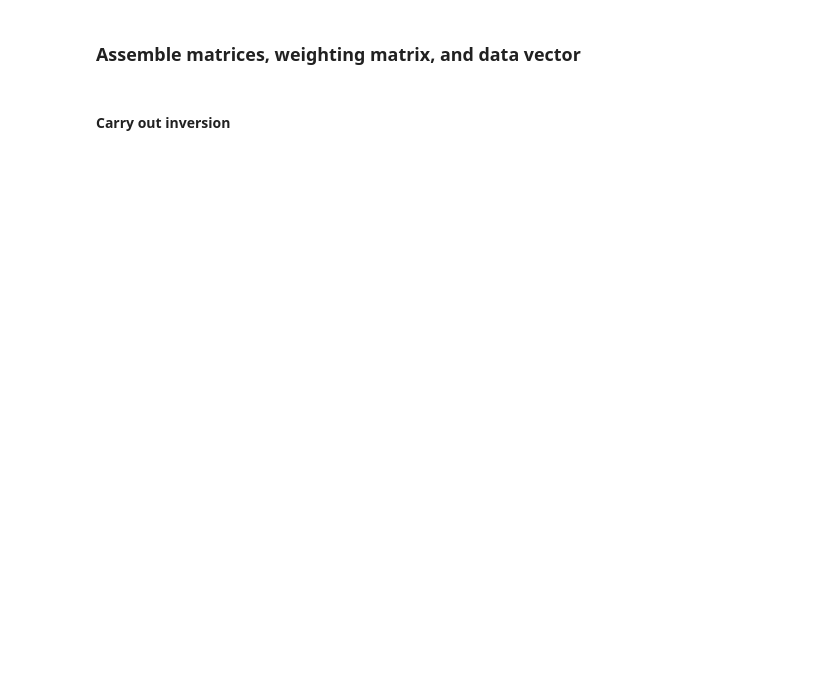
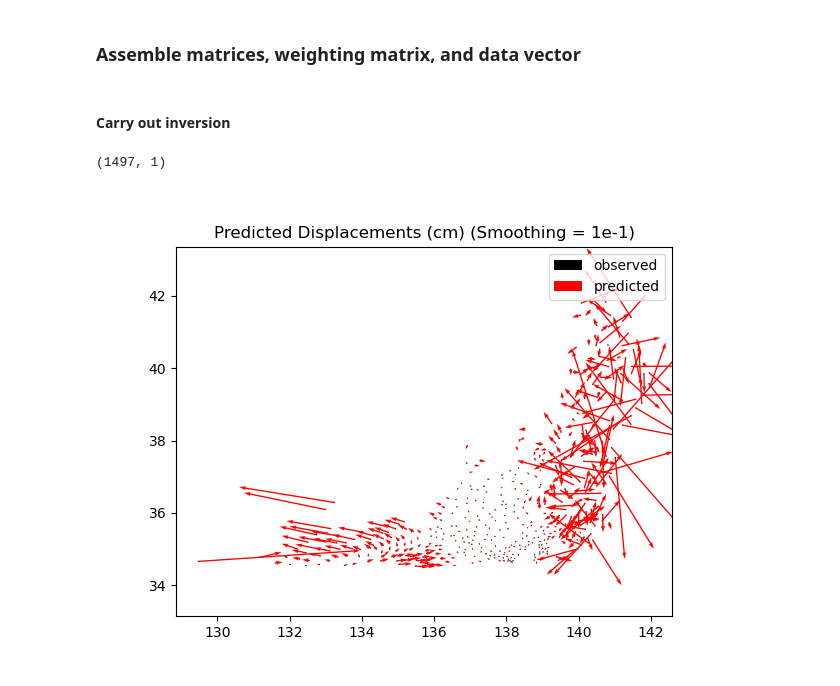
Before and after one commit to e-middleton/Emily_fault_displacement, a Jupyter notebook: fault_displacement.ipynb, the cells around one changed output. Drawn from its saved outputs; the diff is of its cells as text; code cells hidden in the pictures; blank space fills up the shorter version.

```diff
--- a/fault_displacement.ipynb
+++ b/fault_displacement.ipynb
@@ -1090,6 +1090,16 @@ horiz = dict()
 horizobj = meshio.read("horiz.msh")
 horiz["points"] = horizobj.points
 horiz["verts"] = meshio.CellBlock("triangle", horizobj.get_cells_type("triangle")).data
+
+keep_el = np.ones(len(horiz["verts"])).astype(bool)
+
+
+for i in range(len(horiz["verts"])):
+    tri_test = np.shape(np.unique(horiz["points"][horiz["verts"][i,:],:],axis=0))[0]
+    if tri_test != 3:
+        keep_el[i] = False
+
+horiz["verts"] = horiz["verts"][keep_el,:]
 
 # Expand mesh coordinates
 horiz["lon1"] = horiz["points"][horiz["verts"][:, 0], 0]
@@ -1227,14 +1257,14 @@ for mesh_idx in range(len(meshes)):
 ### Assemble matrices, weighting matrix, and data vector
 # %%
 # Assemble matrices
-disp_mat = np.nan_to_num(disp_mat)
+
 assembled_mat = np.vstack([disp_mat, smoothing_mat])
 
 # List of smoothing weights to test
-smooths = [1e-6, 1e-2, 1e-1]
+smooths = [1e-6, 1e-2, 1e-1, 1, 10, 100]
 
 # Select a smoothing weight and apply to meshes
-smoothing_weight = smooths[1]
+smoothing_weight = smooths[2]
 if np.size(smoothing_weight) != len(meshes):
     smoothing_weight = smoothing_weight*np.ones(len(meshes))
 
@@ -1262,3 +1292,20 @@ cov = np.linalg.inv((assembled_mat.T * weights.T) @ assembled_mat)
 est_slip = cov @ assembled_mat.T * weights.T @ data_vector
 # Predict displacement at stations
 pred_disp = disp_mat.dot(est_slip)
+# %%
+# plot for visualizing
+
+vec_scale = 250000
+
+print(np.shape(pred_disp))
+
+fig, ax = plt.subplots()
+ax.quiver(gps.lon, gps.lat, gps.east_vel, gps.north_vel, scale=vec_scale, color='k', label='observed')
+ax.quiver(gps.lon, gps.lat, pred_disp[0::3], pred_disp[1::3], scale=vec_scale, color='r', label="predicted")
+ax.axis("equal")
+plt.title("Predicted Displacements (cm) (Smoothing = 1e-1)")
+plt.legend()
+plt.show()
+# %% [output]
+(1497, 1)
+[figure, added]
```
Also changed, not shown: parts of 2 cells of this notebook.
